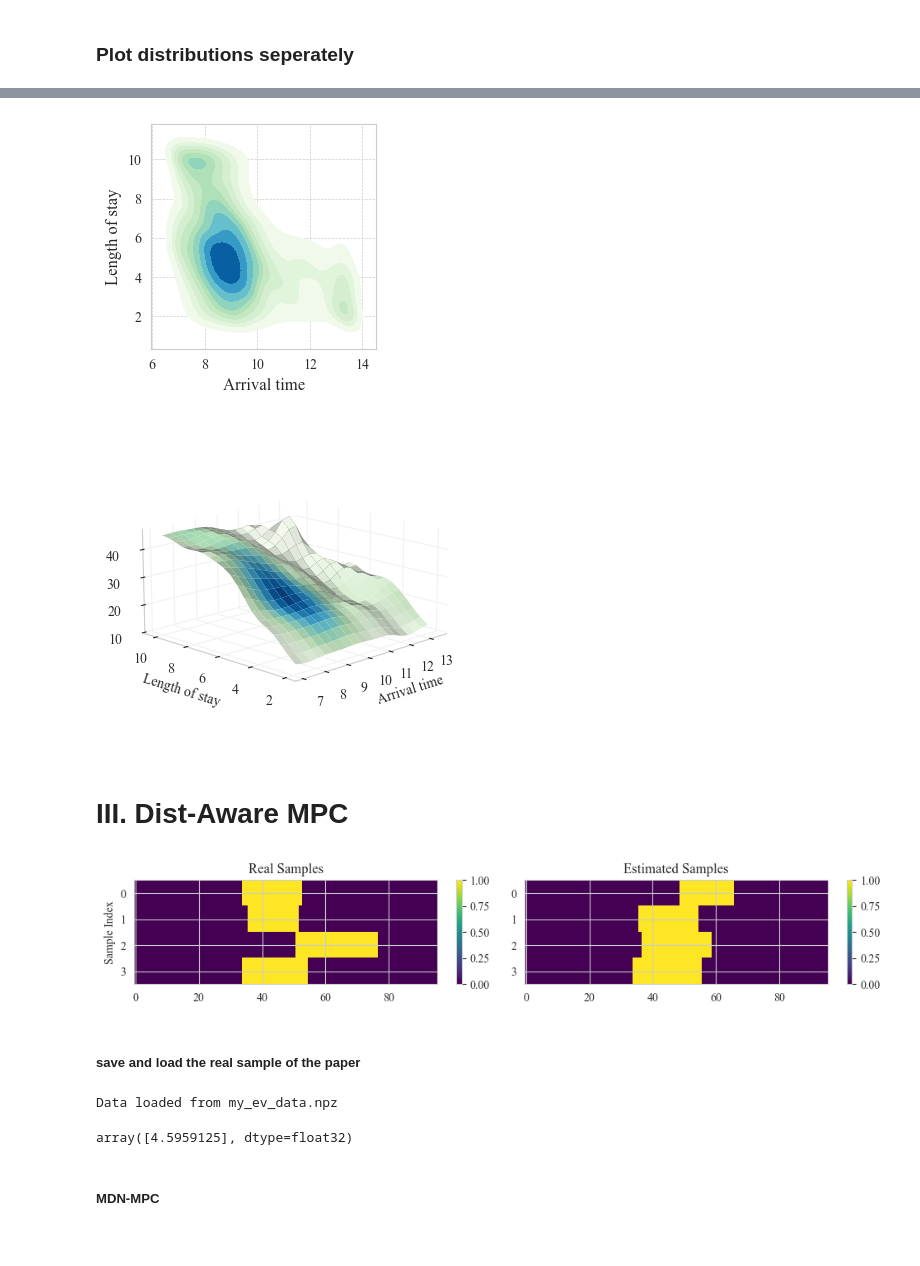
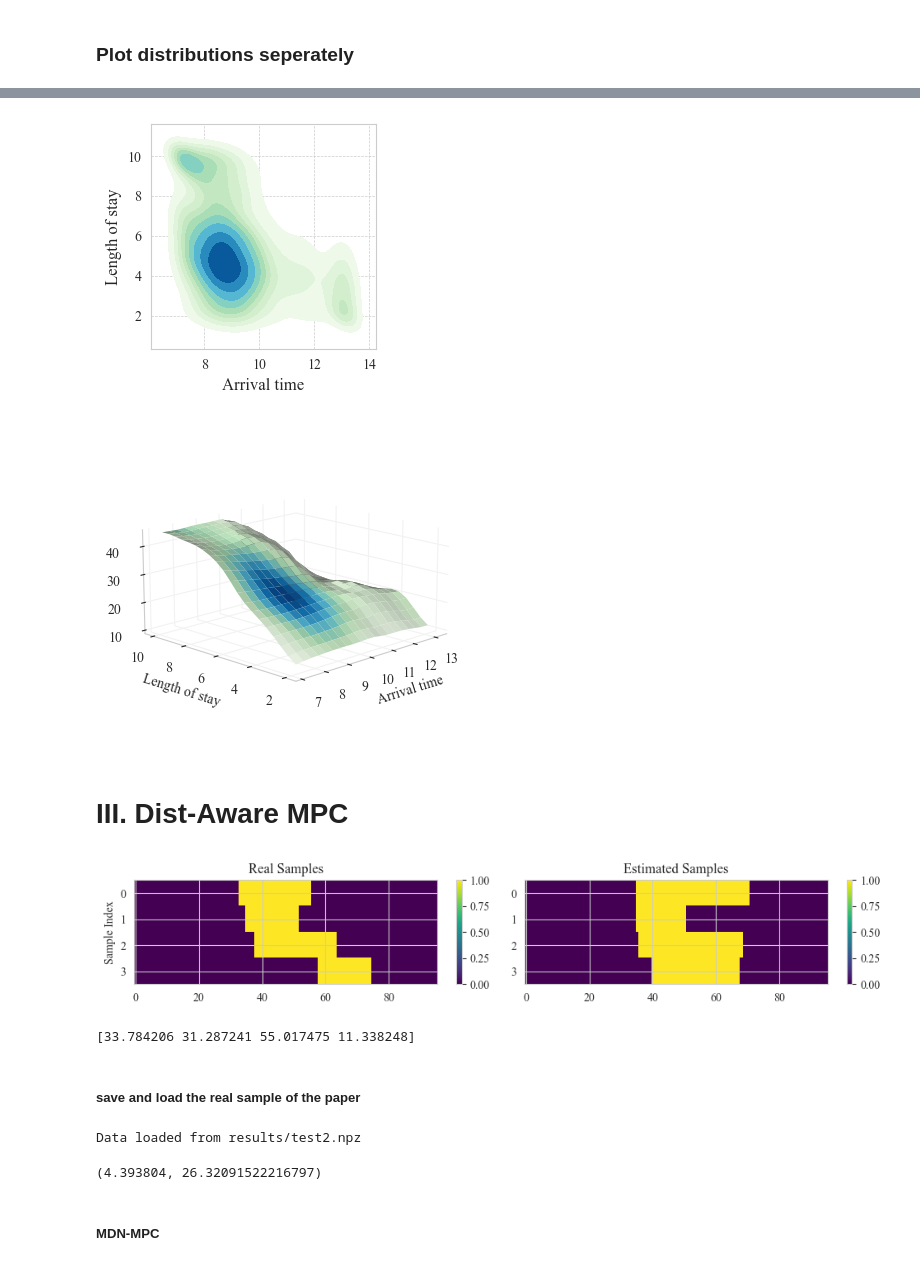
Before and after one commit to ES-Lab/ES-MDN-MPC, a Jupyter notebook: MDN_MPC_res.ipynb, the cells around one changed output, grey strips where cells are left out. Saved outputs shown, nothing was run; the diff lists cells and outputs as text; code cells hidden in the pictures.

```diff
--- a/MDN_MPC_res.ipynb
+++ b/MDN_MPC_res.ipynb
@@ -214,7 +214,7 @@ optim = torch.optim.Adam(
     list(mdn3.parameters()),
     lr=1e-3)
 
-for epoch in range(20001):
+for epoch in range(30001):
     batch = ev_data  # shape: (B, 3)
     arrival = batch[:, 0:1].float()+2
     duration = batch[:, 1:2].float()
@@ -467,7 +467,7 @@ plt.grid(True, which='both', linestyle='--', linewidth=0.5)
 plt.tight_layout()
 plt.savefig('results/p2.png', dpi=300, bbox_inches='tight', pad_inches=0)  # Save with 300 DPI
 # %% [output]
-[figure, old version]
+[figure, new version]
 # %%
 import numpy as np
 import pandas as pd
@@ -550,7 +550,7 @@ plt.tight_layout()
 plt.savefig('results/p3.png', dpi=300, bbox_inches='tight', pad_inches=0.4)
 plt.show()
 # %% [output]
-[figure, old version]
+[figure, new version]
 # %% [markdown]
 # III. Dist-Aware MPC
 # %%
@@ -593,35 +593,47 @@ def compute_availability(arrival_times, durations, n_slots=96):
         start_mask & end_mask_normal,
         start_mask | end_mask_wraparound  # Wrap-around case
     )
     return availability_matrix.astype(int)
 
+def sort_on_arrival(arrivals, durations, energies):
+    # Get sorted indices based on arrival times
+    sorted_indices = np.argsort(arrivals)
+    # Sort all arrays accordingly
+    sorted_arrivals = arrivals[sorted_indices]
+    sorted_durations = durations[sorted_indices]
+    sorted_energies = energies[sorted_indices]
+    return sorted_arrivals, sorted_durations, sorted_energies
+
 # Sample once for real
 real_arrivals, real_durations, real_energies = get_filtered_samples(mdn1, mdn2, mdn3)
-
+real_arrivals, real_durations, real_energies = sort_on_arrival(real_arrivals, real_durations, real_energies)
 # Sample once for estimate
 est_arrivals, est_durations, est_energies = get_filtered_samples(mdn1, mdn2, mdn3)
+est_arrivals, est_durations, est_energies = sort_on_arrival(est_arrivals, est_durations, est_energies)
 
 real_availability_matrix = compute_availability(real_arrivals, real_durations)
 est_availability_matrix = compute_availability(est_arrivals, est_durations)
 
 # Plotting with imshow
 fig, axs = plt.subplots(1, 2, figsize=(10, 2))
 
 im0 = axs[0].imshow(real_availability_matrix, aspect='auto', cmap='viridis')
 axs[0].set_title("Real Samples")
 axs[0].set_yticks(range(4))
 axs[0].set_ylabel("Sample Index")
 plt.colorbar(im0, ax=axs[0])
 
 im1 = axs[1].imshow(est_availability_matrix, aspect='auto', cmap='viridis')
 axs[1].set_title("Estimated Samples")
 axs[1].set_yticks(range(4))
 plt.colorbar(im1, ax=axs[1])
 
 plt.tight_layout()
 plt.show()
+print(real_energies)
 # %% [output]
-[figure, old version]
+[figure, new version]
+[33.784206 31.287241 55.017475 11.338248]
 # %% [markdown]
 ##### save and load the real sample of the paper
 # %%
@@ -667,21 +679,35 @@ def load_data(filename='data.npz'):
 # print(f"Durations match: {np.array_equal(real_durations, loaded_durations)}")
 # print(f"Energies match: {np.array_equal(real_energies, loaded_energies)}")
 # %%
-real_arrivals, real_durations, real_energies = load_data('my_ev_data.npz')
+real_arrivals, real_durations, real_energies = load_data('results/test2.npz')
 # %% [output]
-Data loaded from my_ev_data.npz
+Data loaded from results/test2.npz
 # %%
-def sample_duration_given_arrival(mdn2, arrival):
-    """Sample duration given a specific arrival time."""
-    # sample x2 ~ p(x2 | x1)
-    arrival_tensor = torch.tensor(arrival).reshape(-1,1).float()  # shape: (1, 1)
+# def sample_duration_given_arrival(mdn2, arrival):
+#     """Sample duration given a specific arrival time."""
+#     # sample x2 ~ p(x2 | x1)
+#     arrival_tensor = torch.tensor(arrival).reshape(-1,1).float()  # shape: (1, 1)
+#     pi2, mu2, sigma2 = mdn2(arrival_tensor)
+#     duration_sample = mdn2.sample_greedy(pi2, mu2, sigma2)  # shape: (1, 1)
+#     return duration_sample.detach().numpy().flatten()
+
+# sample_duration_given_arrival(mdn2, [9])
+
+def update_estimates_given_arrival(mdn2, mdn3, arrival):
+    # Sample duration given arrival
+    arrival_tensor = torch.tensor(arrival).reshape(-1, 1).float()  # shape: (1, 1)
     pi2, mu2, sigma2 = mdn2(arrival_tensor)
     duration_sample = mdn2.sample_greedy(pi2, mu2, sigma2)  # shape: (1, 1)
-    return duration_sample.detach().numpy().flatten()
+    # Step 2: Sample energy demand given arrival and duration
+    input_tensor = torch.cat([arrival_tensor, duration_sample], dim=1)  # shape: (1, 2)
+    pi3, mu3, sigma3 = mdn3(input_tensor)
+    demand_sample = mdn3.sample_greedy(pi3, mu3, sigma3)  # shape: (1, 1)
+    return  duration_sample.detach().numpy().flatten()[0], demand_sample.detach().numpy().flatten()[0]/4
 
-sample_duration_given_arrival(mdn2, [9])
+# Example usage
+update_estimates_given_arrival(mdn2, mdn3, [9])
 # %% [output]
-array([4.5959125], dtype=float32)
+(4.393804, 26.32091522216797)
 # %%
 # Sample once for estimate
 est_arrivals_temp, est_durations_temp, est_energies_temp = est_arrivals.copy(), est_durations.copy(), est_energies.copy()
```
Also changed, not shown: parts of 20 cells of this notebook, 5 other files.
